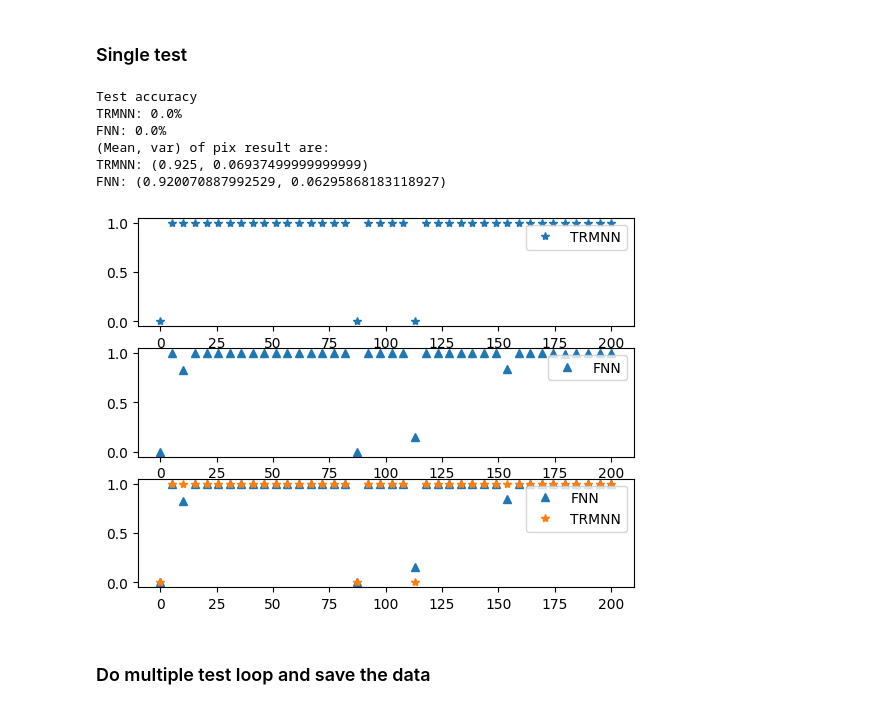
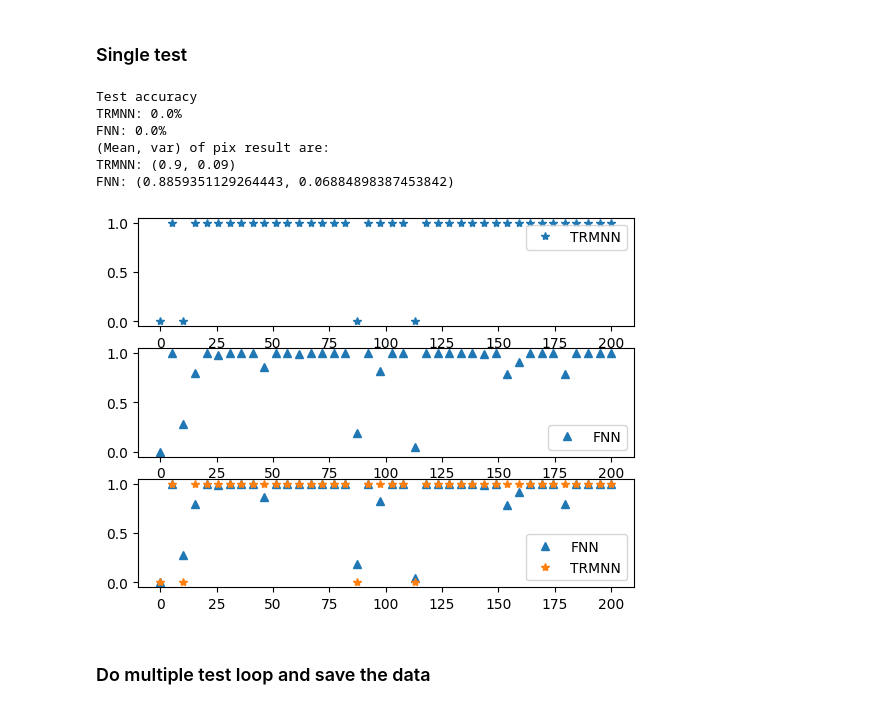
Before and after one commit to RunawayFancy/DNN_dispersive_readout, a Jupyter notebook: tomo.ipynb, the cells around one changed output. Drawn from its saved outputs; the diff is of its cells as text; code cells hidden in the pictures.

```diff
--- a/tomo.ipynb
+++ b/tomo.ipynb
@@ -58,14 +58,18 @@ pth = 'Data/tomo_train_240608/train/'
 train_filename = {'g': ['train_ground.csv'], 'e': ['train_excited.csv']}
 # train_filename = {'g': ['HF_ground.csv'], 'e': ['HF_excited.csv']}
 
+# Create (key, value) pair
 chara_lst = []; label_lst = []
 for keys in train_filename.keys():
     for filename in train_filename[keys]:
         data = pd.read_csv(pth+filename, header=None)
         chara_set=data.iloc[:,:].to_numpy().astype(float)
-        if keys == 'e': label_set=np.ones(data.shape[0], dtype=int).T
-        elif keys == 'g': label_set=np.zeros(data.shape[0], dtype=int).T
-        else: raise(ValueError(f'Invalid keys {keys}'))
+        if keys == 'e':
+            label_set=np.ones(data.shape[0], dtype=int).T
+        elif keys == 'g':
+            label_set=np.zeros(data.shape[0], dtype=int).T
+        else:
+            raise(ValueError(f'Invalid keys {keys}'))
         chara_lst.append(chara_set)
         label_lst.append(label_set)
 chara_arr = np.vstack(chara_lst); label_arr = np.hstack(label_lst)
@@ -177,7 +183,7 @@ def test_trmnn(model, testloader, test_label):
     lens=0
     for (inputs, labels) in testloader:
         outputs = model(inputs)
-        outputs = torch.softmax(outputs, 1)
+        # outputs = torch.softmax(outputs, 1) # Turn of when do Rabi
         result, predict = torch.max(outputs, 1)
         # list.append(outputs[:,1].item())
         list.append(predict.item())
@@ -234,7 +240,7 @@ testloader = DataLoader(testset, batch_size=1, shuffle=False)
 ### Single test
 # %%
 pth = 'Data/tomo_train_240608/train/trained_result/'
-mlp_model = torch.load(pth+'mlp_3.pkl')
+mlp_model = torch.load(pth+'mlp_LF_6.pkl')
 
 test_accuracy_trmnn, trnmm_list = test_trmnn(mlp_model, testloader, test_label)
 test_accuracy_fnn, fnn_list = test_fnn(mlp_model, testloader, test_label)
@@ -254,36 +260,36 @@ for i in range(len(fnn_list)):
     result_fnn[i%40]=result_fnn[i%40]+fnn_list[i]
 result_fnn/time
 result_fnn =normalize_list(result_fnn)
 
 
 print(f'(Mean, var) of {test_label} result are:')
 print(f'TRMNN: ({np.average(result_trmnn)}, {np.var(result_trmnn)})')
 print(f'FNN: ({np.average(result_fnn)}, {np.var(result_fnn)})')
 
 x=np.linspace(0,200,len(result_fnn))
 plt.figure(555)
 
 plt.subplot(3,1,1)
 plt.plot(x,result_trmnn,'*',linewidth =0.5,label='TRMNN')
 plt.legend()
 
 plt.subplot(3,1,2)
 plt.plot(x,result_fnn,'^',linewidth =0.5,label='FNN')
 plt.legend()
 
 plt.subplot(3,1,3)
 plt.plot(x,result_fnn,'^',linewidth =0.5,label='FNN')
 plt.plot(x,result_trmnn,'*',linewidth =0.5,label='TRMNN')
 plt.legend()
 plt.show()
 # %% [output]
 Test accuracy
 TRMNN: 0.0%
 FNN: 0.0%
 (Mean, var) of pix result are:
-TRMNN: (0.925, 0.06937499999999999)
-FNN: (0.920070887992529, 0.06295868183118927)
+TRMNN: (0.9, 0.09)
+FNN: (0.8859351129264443, 0.06884898387453842)
-[figure, old version]
+[figure, new version]
 # %% [markdown]
 ### Do multiple test loop and save the data
 # %% [markdown]
```
Also changed, not shown: parts of 1 cell of this notebook.
